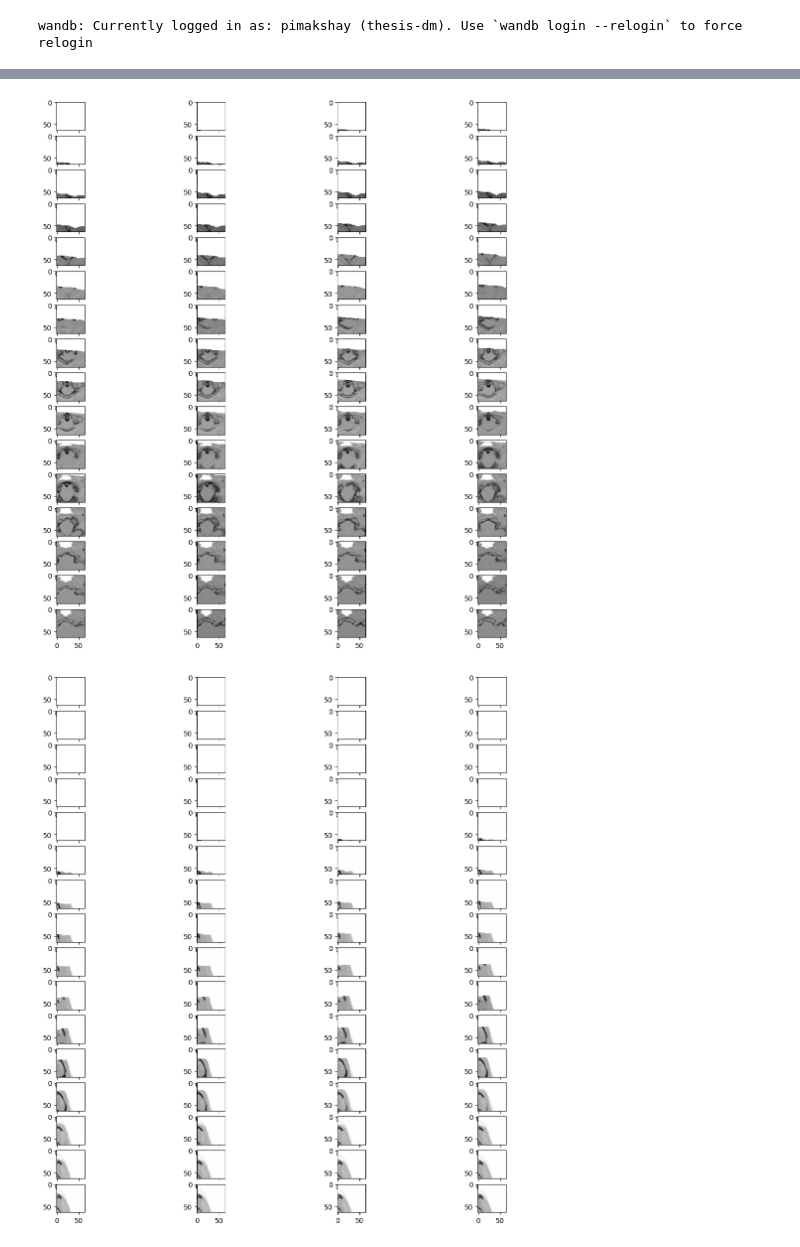
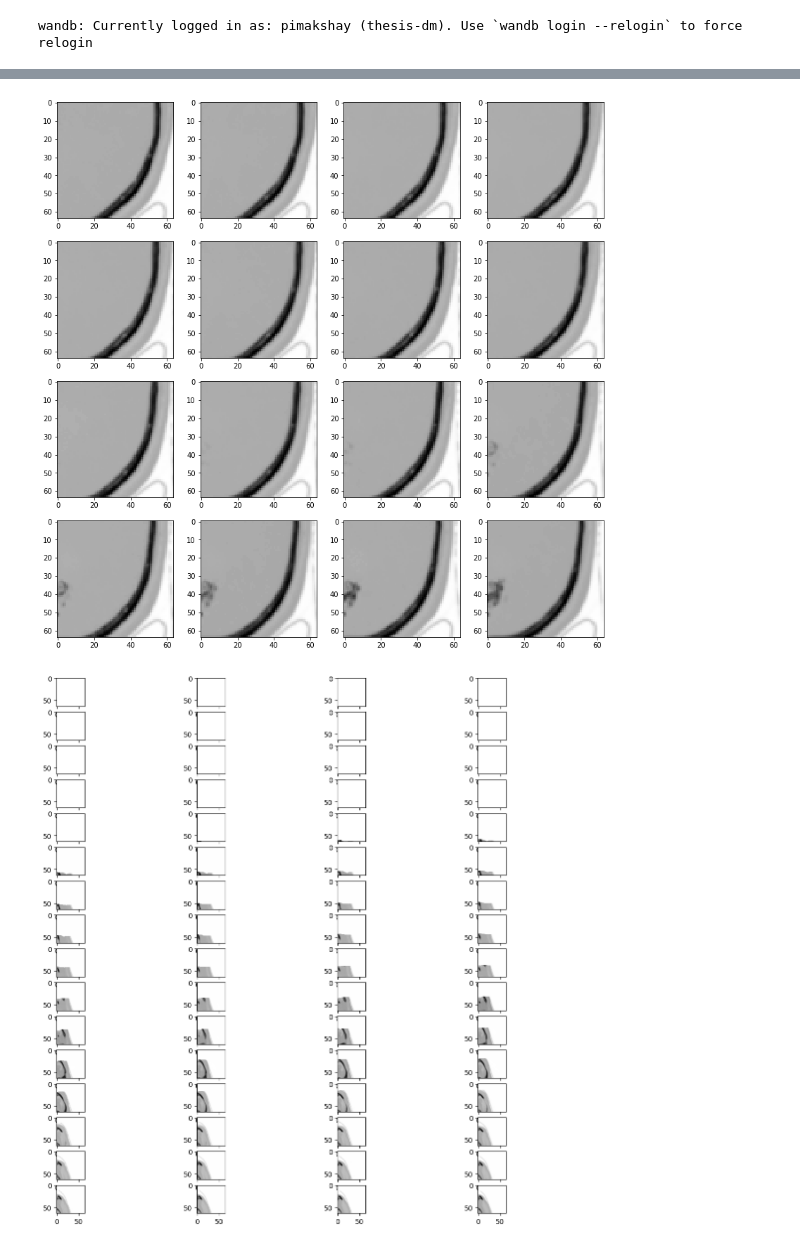
Before and after one commit to pimakshay/conditional-dm4mi, a Jupyter notebook: run_scripts/dm4mi.ipynb, the cells around one changed output, grey strips where cells are left out. Drawn from its saved outputs; the diff is of its cells as text; code cells hidden in the pictures.

Commit message:
updating code base for ixi dataset

```diff
--- a/run_scripts/dm4mi.ipynb
+++ b/run_scripts/dm4mi.ipynb
@@ -98,9 +99,9 @@ def show_images(dataset, num_samples=24, cols=4, random=True, save_all=False, fi
         plt.savefig(filename)
 # %%
 # plot training datset
-show_images(dataset=ddpmModel.train_dataset[0], num_samples=64, cols=4, random=False, save_all=False, filename="SC_trainset")
+show_images(dataset=ddpmModel.train_dataset[0], num_samples=16, cols=4, random=False, save_all=False, filename="SC_trainset")
 # %% [output]
-[figure, old version]
+[figure, new version]
 # %%
 show_images(dataset=ddpmModel.val_dataset[0], num_samples=64, cols=4, random=False, save_all=False, filename="SC_trainset")
 # %% [output]
```
Also changed, not shown: parts of 3 cells of this notebook, 8 other files.
